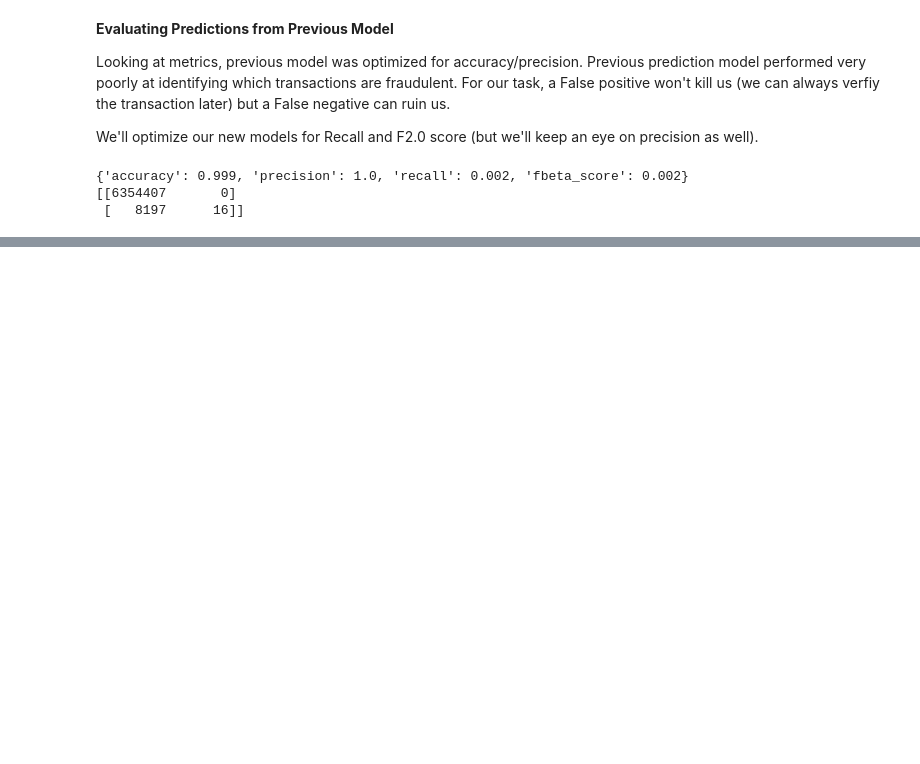
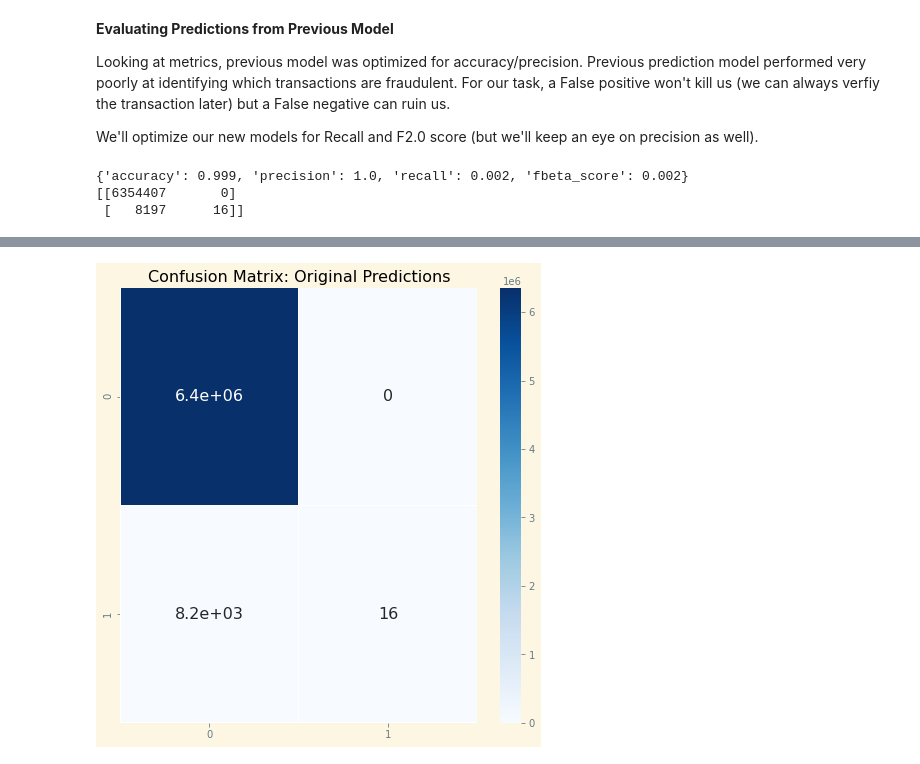
Before and after one commit to KishenSharma6/CreditFraudAnalysis, a Jupyter notebook: notebooks/Exploratory Data Analysis/05282021_EDA.ipynb, the cells around one changed output, grey strips where cells are left out. Cells and saved outputs as stored; diff of their text form; code cells hidden in the pictures; blank space fills up the shorter version.

```diff
--- a/notebooks/Exploratory Data Analysis/05282021_EDA.ipynb
+++ b/notebooks/Exploratory Data Analysis/05282021_EDA.ipynb
@@ -125,3 +189,15 @@ print(prevModel.confusion_matrix())
 {'accuracy': 0.999, 'precision': 1.0, 'recall': 0.002, 'fbeta_score': 0.002}
 [[6354407       0]
  [   8197      16]]
+# %%
+#Plot confustion matrix
+f, ax= plt.subplots(figsize= (8,8))
+
+j= sns.heatmap(pd.DataFrame(prevModel.confusion_matrix()), annot=True,
+                         annot_kws={"size": 16}, linewidths=.1, cmap= 'Blues',
+                         ax= ax)
+
+j.set_title('Confusion Matrix: Original Predictions');
+
+save_plot(j, path= config['paths']['figures'], filename='matrix_originalPredictions.png')
+# %% [output]
@@ -127,0 +205 @@ print(prevModel.confusion_matrix())
+[figure, added]
```
Also changed, not shown: parts of 13 cells of this notebook.
